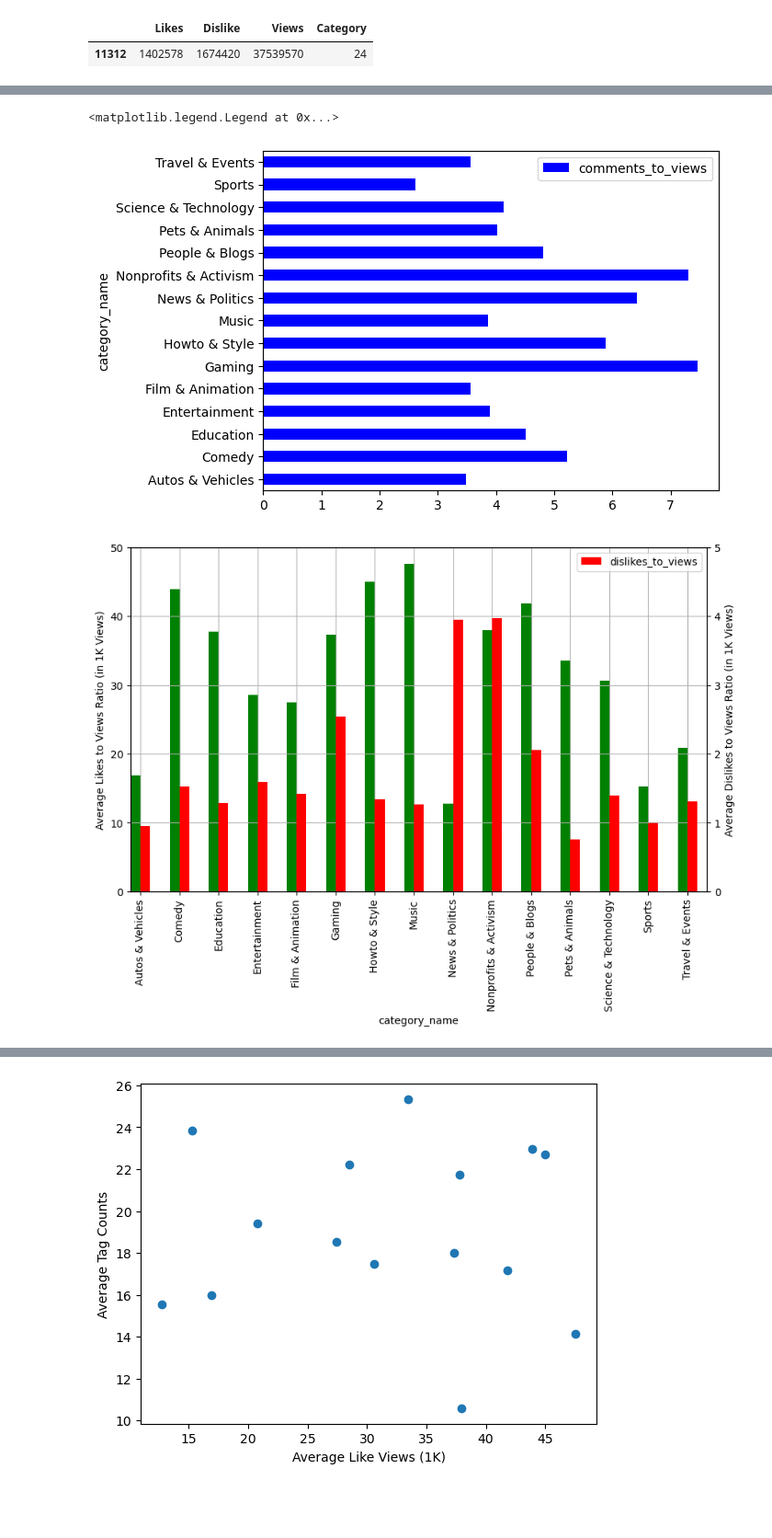
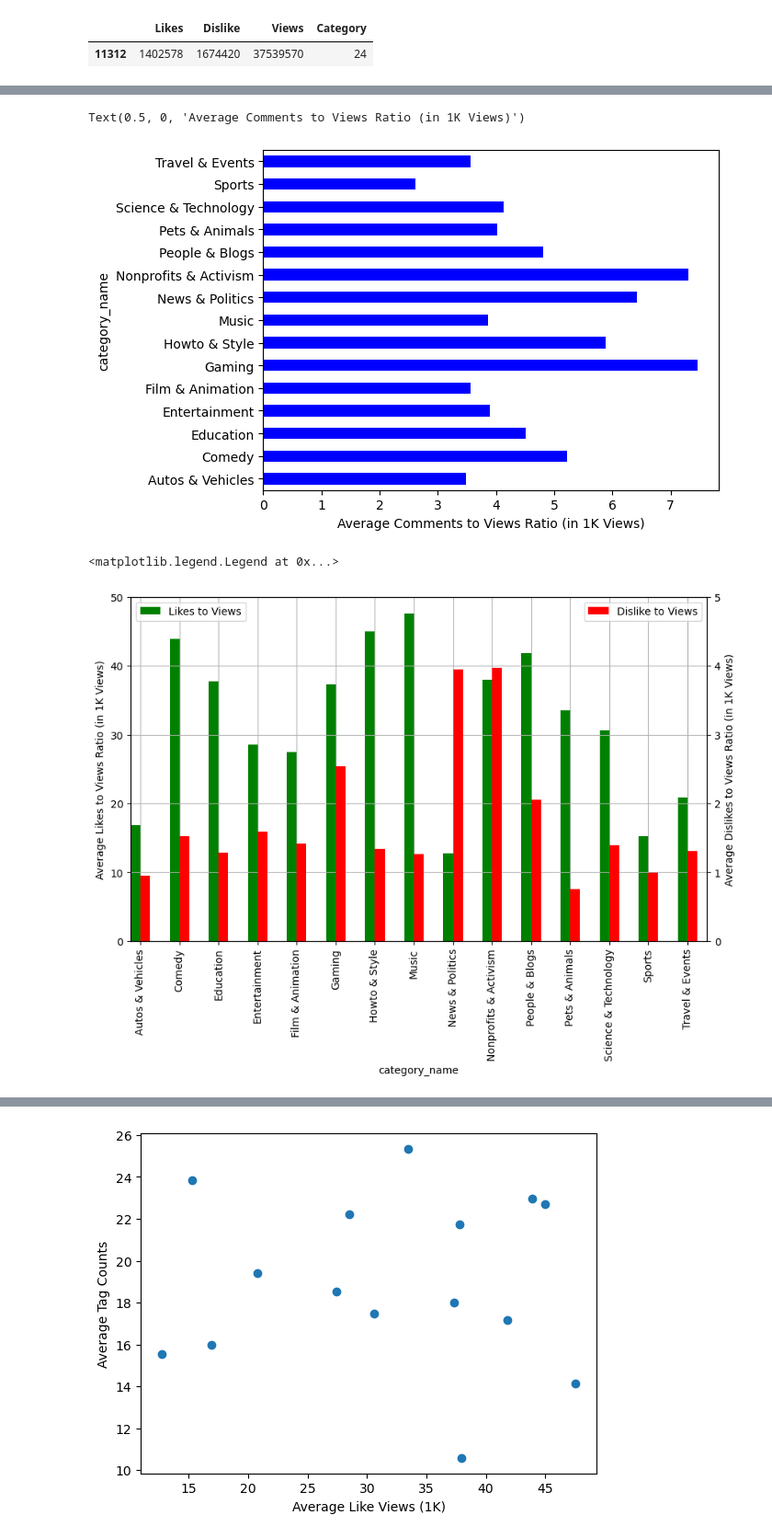
Before and after one commit to kimco2/project_1_misison_youtube, a Jupyter notebook: us_data_like.ipynb, the cells around one changed output, grey strips where cells are left out. Shown at 92% size. Drawn from its saved outputs; the diff is of its cells as text; code cells hidden in the pictures; blank space fills up the shorter version.

```diff
--- a/us_data_like.ipynb
+++ b/us_data_like.ipynb
@@ -276,9 +277,10 @@ plt.legend()
 # %%
 us_like_df_categorical.comments_to_views.plot.barh(rot=0, color='blue')
-plt.legend()
+plt.xlabel('Average Comments to Views Ratio (in 1K Views)')
+#plt.legend()
 # %% [output]
-<matplotlib.legend.Legend at 0x...>
+Text(0.5, 0, 'Average Comments to Views Ratio (in 1K Views)')
-[figure, old version]
+[figure, new version]
 # %%
 fig = plt.figure()
 ax = fig.add_subplot()
@@ -291,10 +293,12 @@ us_like_df_categorical.dislikes_to_views.plot(kind='bar', figsize=(10,6), color=
 #us_like_df_categorical.comments_to_views.plot(kind='bar', figsize=(10,6) , color='blue', ax=ax2, width=width, position=0)
 ax.set_ylabel('Average Likes to Views Ratio (in 1K Views)')
 ax2.set_ylabel('Average Dislikes to Views Ratio (in 1K Views)')
-plt.legend()
-plt.show()
+h, l = ax.get_legend_handles_labels()
+ax.legend(["Likes to Views"], loc=2)
+ax2.legend(["Dislike to Views"], loc=1)
 # %% [output]
+<matplotlib.legend.Legend at 0x...>
-[figure, old version]
+[figure, new version]
 # %%
 fig = plt.figure()
 ax = fig.add_subplot(111)
```
Also changed, not shown: parts of 17 cells of this notebook.
